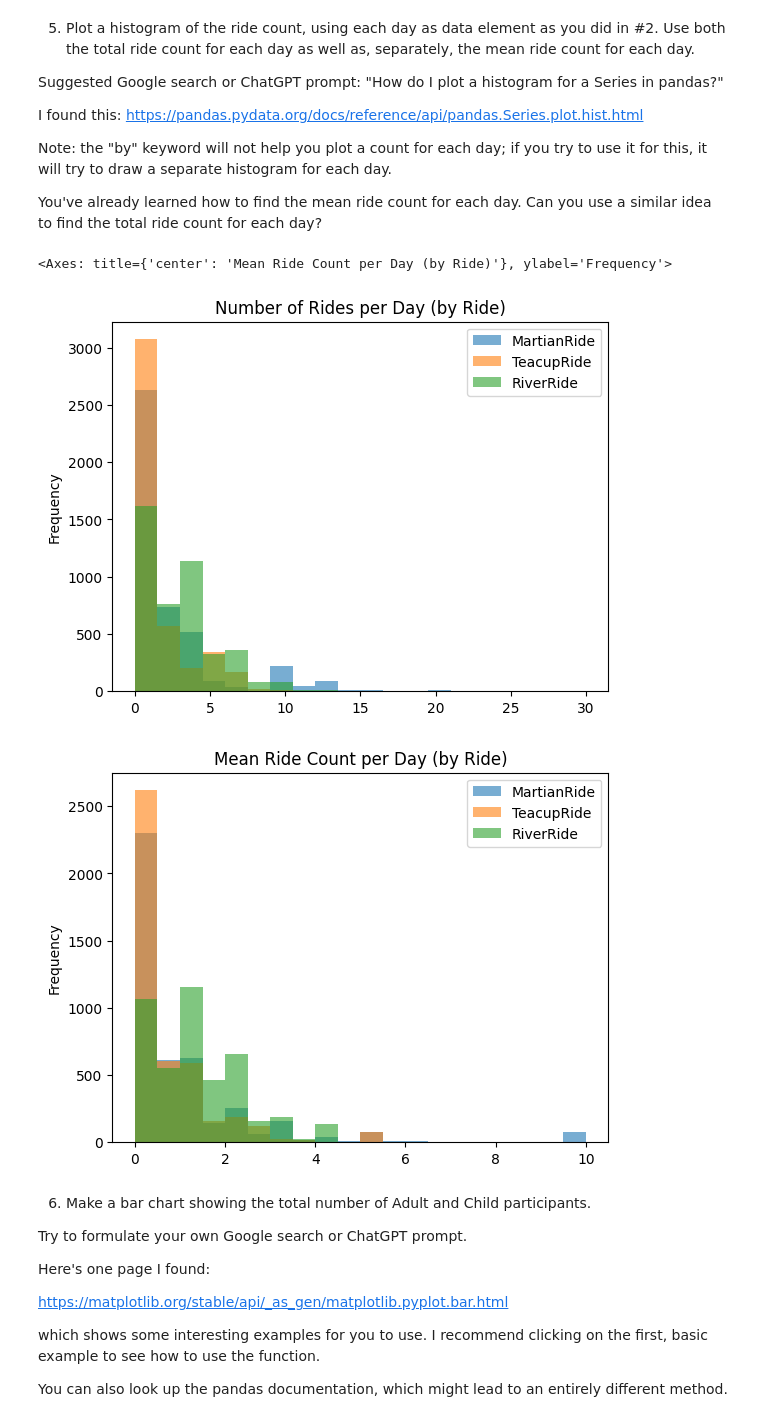
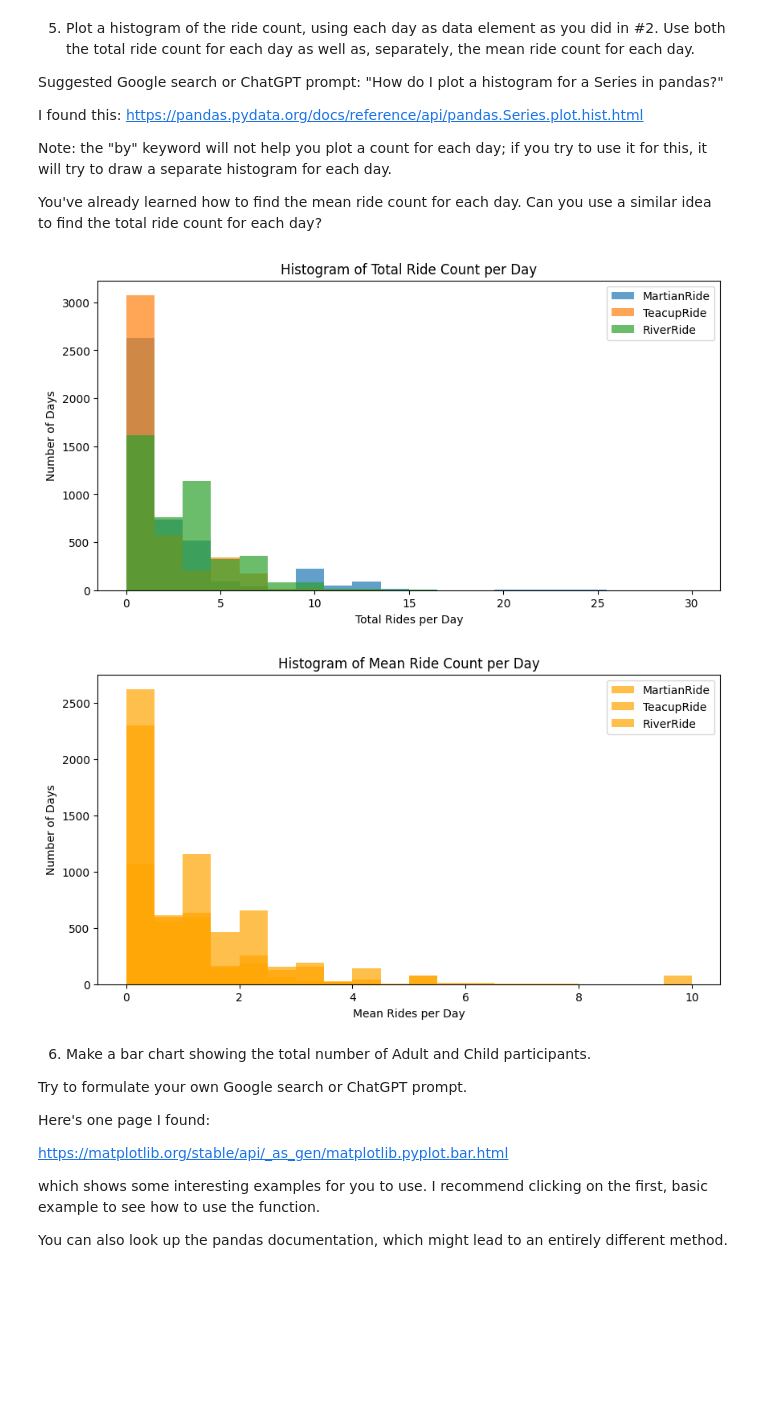
Before and after one commit to luanbui/DX699S, a Jupyter notebook: Week3.ipynb, the cells around one changed output. Saved outputs shown, nothing was run; the diff lists cells and outputs as text; code cells hidden in the pictures; blank space fills up the shorter version.

```diff
--- a/Week3.ipynb
+++ b/Week3.ipynb
@@ -263,12 +268,24 @@ Note: the "by" keyword will not help you plot a count for each day; if you try t
 
 You've already learned how to find the mean ride count for each day.  Can you use a similar idea to find the total ride count for each day?
 # %%
-df.groupby("VisitDate")[["MartianRide", "TeacupRide", "RiverRide"]].sum().plot.hist(alpha=0.6, bins=20, title="Number of Rides per Day (by Ride)")
-df.groupby("VisitDate")[["MartianRide", "TeacupRide", "RiverRide"]].mean().plot.hist(alpha=0.6, bins=20, title="Mean Ride Count per Day (by Ride)")
+daily_total_rides = df.groupby("VisitDate")[["MartianRide", "TeacupRide", "RiverRide"]].sum()
+
+daily_mean_rides = df.groupby("VisitDate")[["MartianRide", "TeacupRide", "RiverRide"]].mean()
+
+daily_total_rides.plot.hist(bins=20, alpha=0.7, figsize=(10, 5))
+plt.title("Histogram of Total Ride Count per Day")
+plt.xlabel("Total Rides per Day")
+plt.ylabel("Number of Days")
+plt.show()
+
+daily_mean_rides.plot.hist(bins=20, alpha=0.7, color='orange', figsize=(10, 5))
+plt.title("Histogram of Mean Ride Count per Day")
+plt.xlabel("Mean Rides per Day")
+plt.ylabel("Number of Days")
+plt.show()
 # %% [output]
-<Axes: title={'center': 'Mean Ride Count per Day (by Ride)'}, ylabel='Frequency'>
-[figure, old version]
+[figure, new version]
-[figure, old version]
+[figure, new version]
 # %% [markdown]
 6. Make a bar chart showing the total number of Adult and Child participants.
 
```
Also changed, not shown: parts of 7 cells of this notebook.
